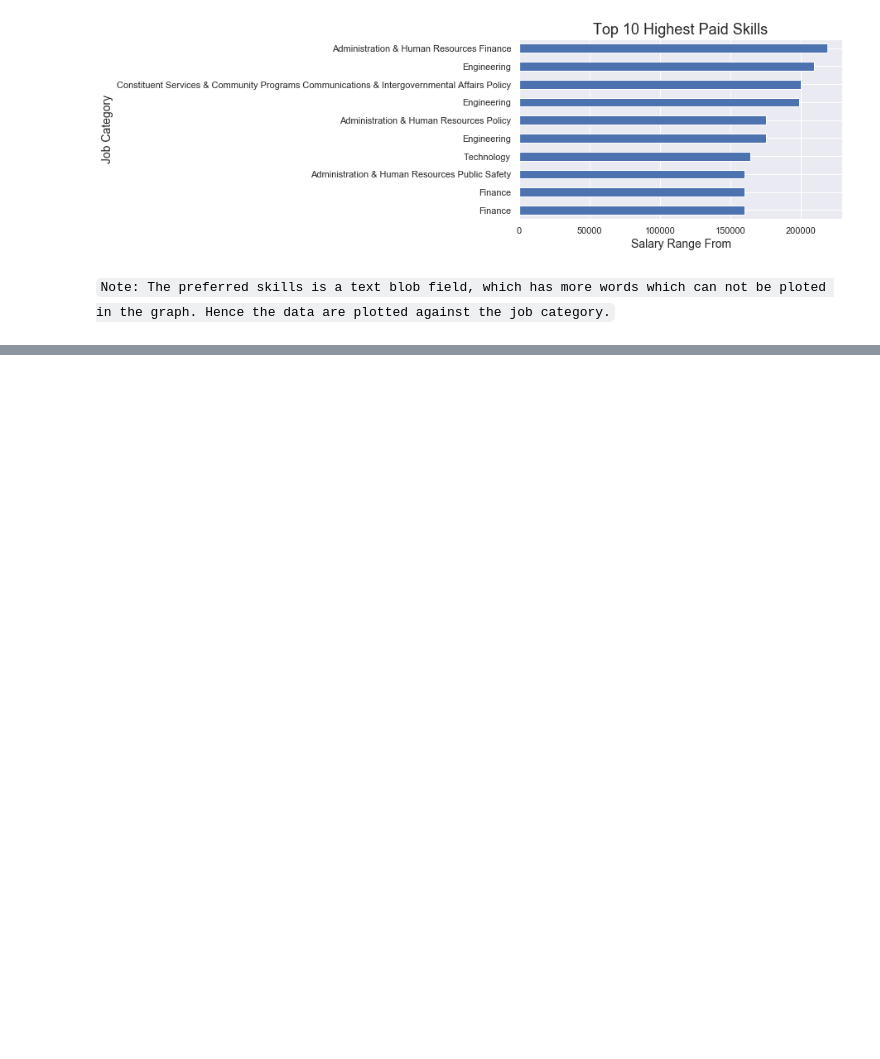
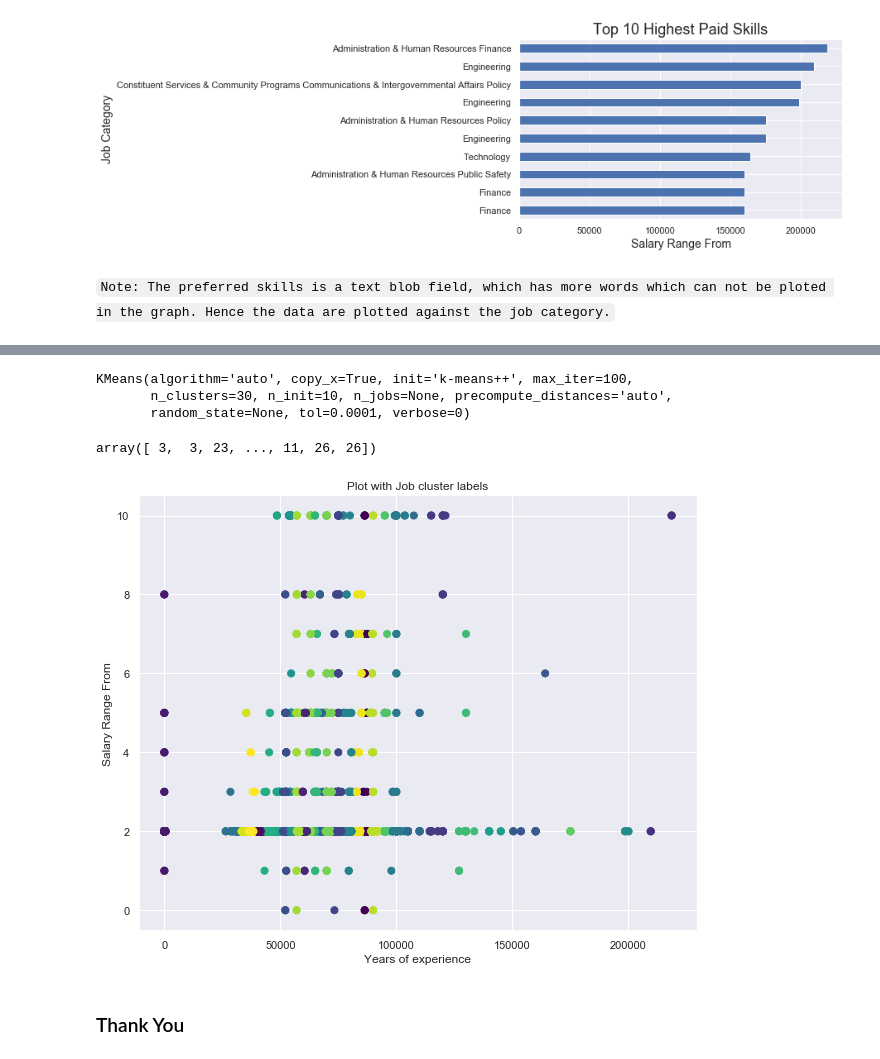
Before and after one commit to Data-Citadel/IDS_GROUP006, a Jupyter notebook: Clustering-New York Job Posting Data-V1.0.ipynb, the cells around one changed output, grey strips where cells are left out. Drawn from its saved outputs; the diff is of its cells as text; code cells hidden in the pictures; blank space fills up the shorter version.

```diff
--- a/Clustering-New York Job Posting Data-V1.0.ipynb
+++ b/Clustering-New York Job Posting Data-V1.0.ipynb
@@ -572,0 +541,5 @@ plt.show()
+# %%
+tfidf_transfomer = TfidfTransformer()
+tfidf_matrix = tfidf_transfomer.fit_transform(bow_matrix)
+
+print("Shape of the TFIDF vector :{0}".format(tfidf_matrix.shape))
@@ -572,0 +571,25 @@ plt.show()
+# %%
+# Apply clustering algorithm
+km_model = KMeans(n_clusters=30, init="k-means++", n_init=10, max_iter=100)
+
+km_model.fit(tfidf_matrix)
+# %% [output]
+KMeans(algorithm='auto', copy_x=True, init='k-means++', max_iter=100,
+       n_clusters=30, n_init=10, n_jobs=None, precompute_distances='auto',
+       random_state=None, tol=0.0001, verbose=0)
+# %%
+labels = km_model.labels_
+# %% [output]
+array([ 3,  3, 23, ..., 11, 26, 26])
+# %%
+fig, axes = plt.subplots(figsize=(10,8))
+axes.set_title("Plot with Job cluster labels")
+axes.set_xlabel("Years of experience")
+axes.set_ylabel("Salary Range From")
+plt.scatter(x, y, c=labels, s=50, cmap='viridis')
+
+plt.show()
+# %% [output]
+[figure, added]
+# %% [markdown]
+### Thank You
```
Also changed, not shown: parts of 31 cells of this notebook, 1 other file.
